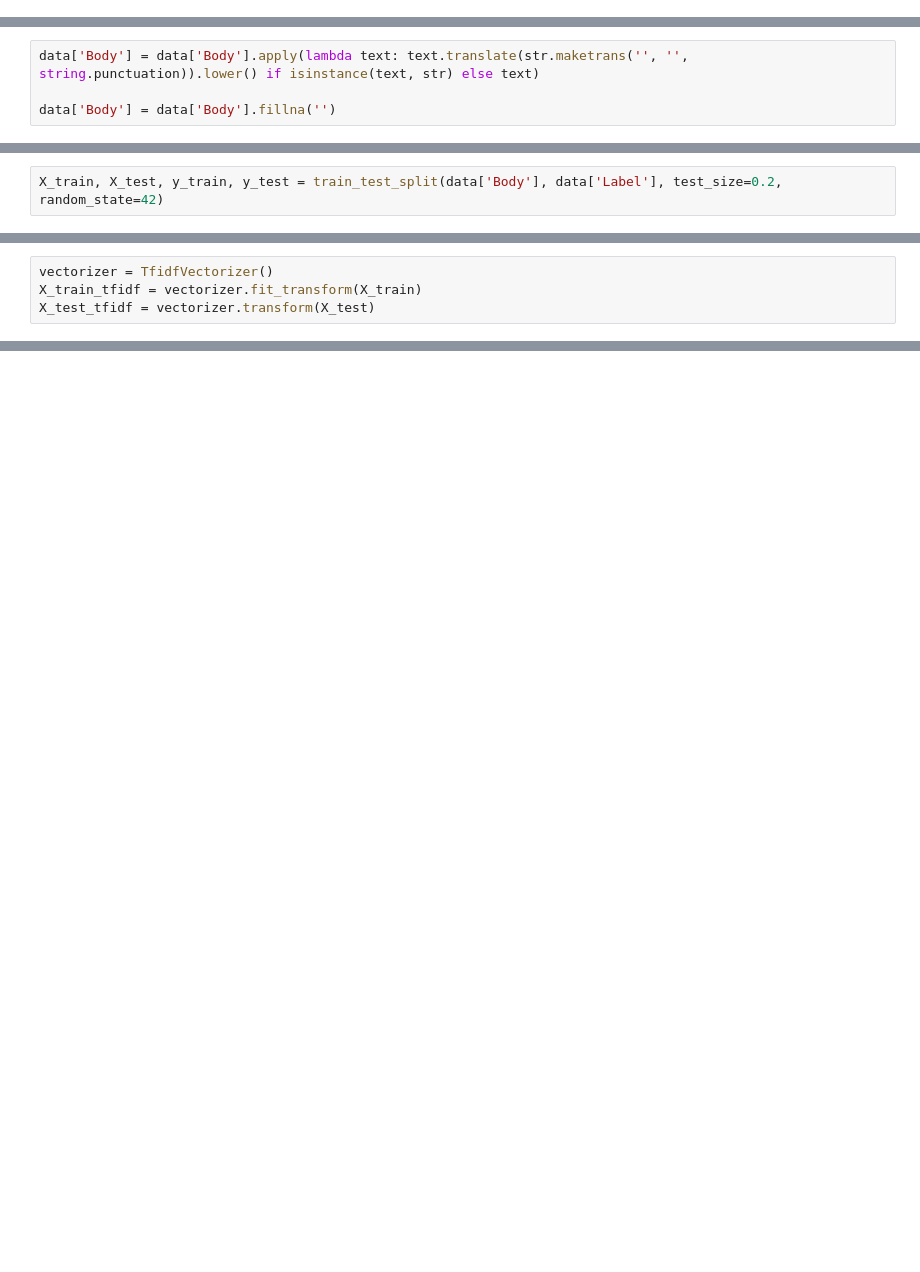
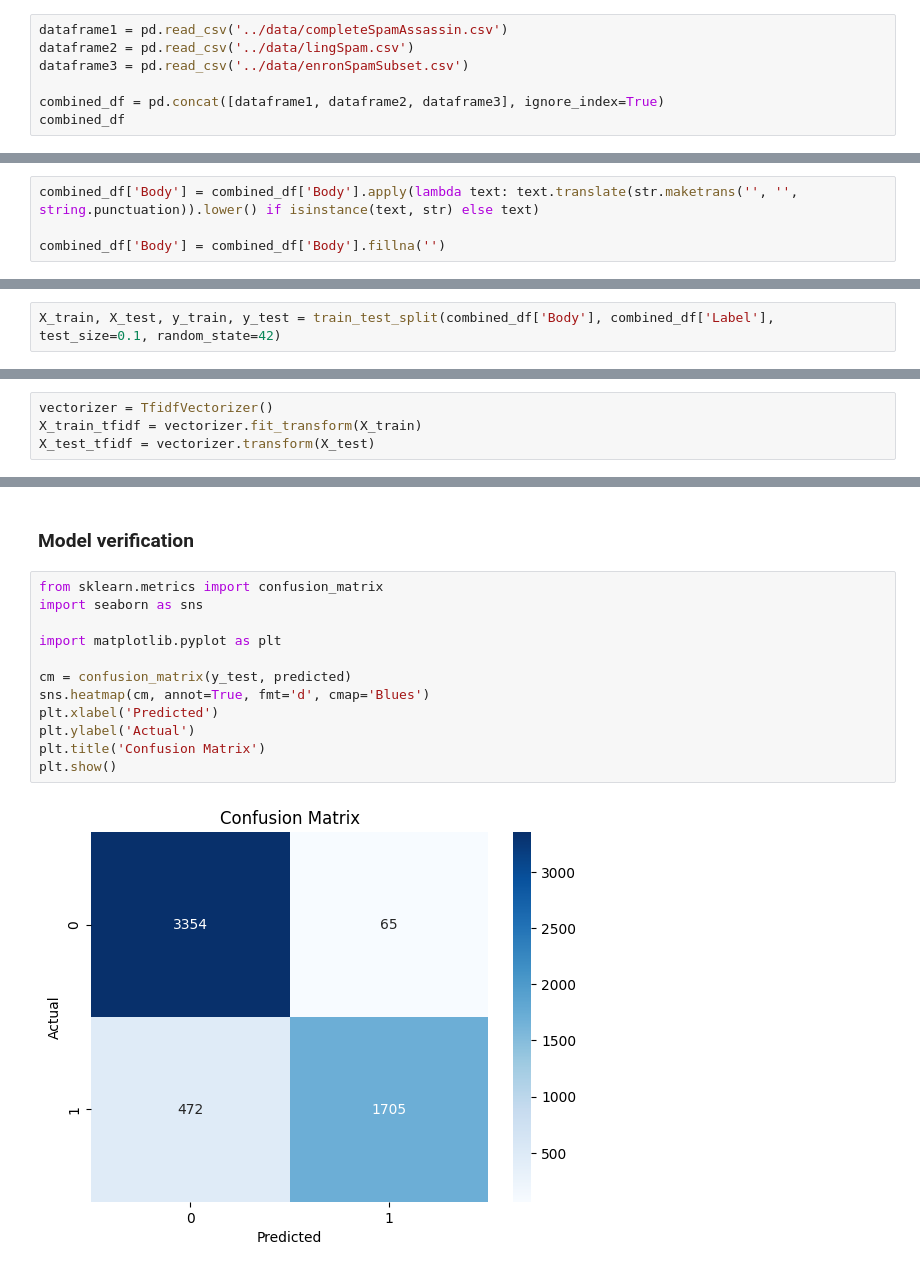
Before and after one commit to admeeer/model_emailspam, a Jupyter notebook: src/spamnb.ipynb, the cells around one changed output, grey strips where cells are left out. Drawn from its saved outputs; the diff is of its cells as text; blank space fills up the shorter version.

```diff
--- a/src/spamnb.ipynb
+++ b/src/spamnb.ipynb
@@ -9,0 +38,7 @@ data = pd.read_csv('../data/completeSpamAssassin.csv')
+# %%
+dataframe1 = pd.read_csv('../data/completeSpamAssassin.csv')
+dataframe2 = pd.read_csv('../data/lingSpam.csv')
+dataframe3 = pd.read_csv('../data/enronSpamSubset.csv')
+
+combined_df = pd.concat([dataframe1, dataframe2, dataframe3], ignore_index=True)
+combined_df
@@ -10,4 +61,4 @@ data = pd.read_csv('../data/completeSpamAssassin.csv')
 # %%
-data['Body'] = data['Body'].apply(lambda text: text.translate(str.maketrans('', '', string.punctuation)).lower() if isinstance(text, str) else text)
+combined_df['Body'] = combined_df['Body'].apply(lambda text: text.translate(str.maketrans('', '', string.punctuation)).lower() if isinstance(text, str) else text)
 
-data['Body'] = data['Body'].fillna('')
+combined_df['Body'] = combined_df['Body'].fillna('')
@@ -14,2 +68,2 @@ data['Body'] = data['Body'].fillna('')
 # %%
-X_train, X_test, y_train, y_test = train_test_split(data['Body'], data['Label'], test_size=0.2, random_state=42)
+X_train, X_test, y_train, y_test = train_test_split(combined_df['Body'], combined_df['Label'], test_size=0.1, random_state=42)
@@ -50,0 +122,16 @@ Predicted label: 1
+# %% [markdown]
+### Model verification
+# %%
+from sklearn.metrics import confusion_matrix
+import seaborn as sns
+
+import matplotlib.pyplot as plt
+
+cm = confusion_matrix(y_test, predicted)
+sns.heatmap(cm, annot=True, fmt='d', cmap='Blues')
+plt.xlabel('Predicted')
+plt.ylabel('Actual')
+plt.title('Confusion Matrix')
+plt.show()
+# %% [output]
+[figure, added]
```
Also changed, not shown: parts of 16 cells of this notebook.
